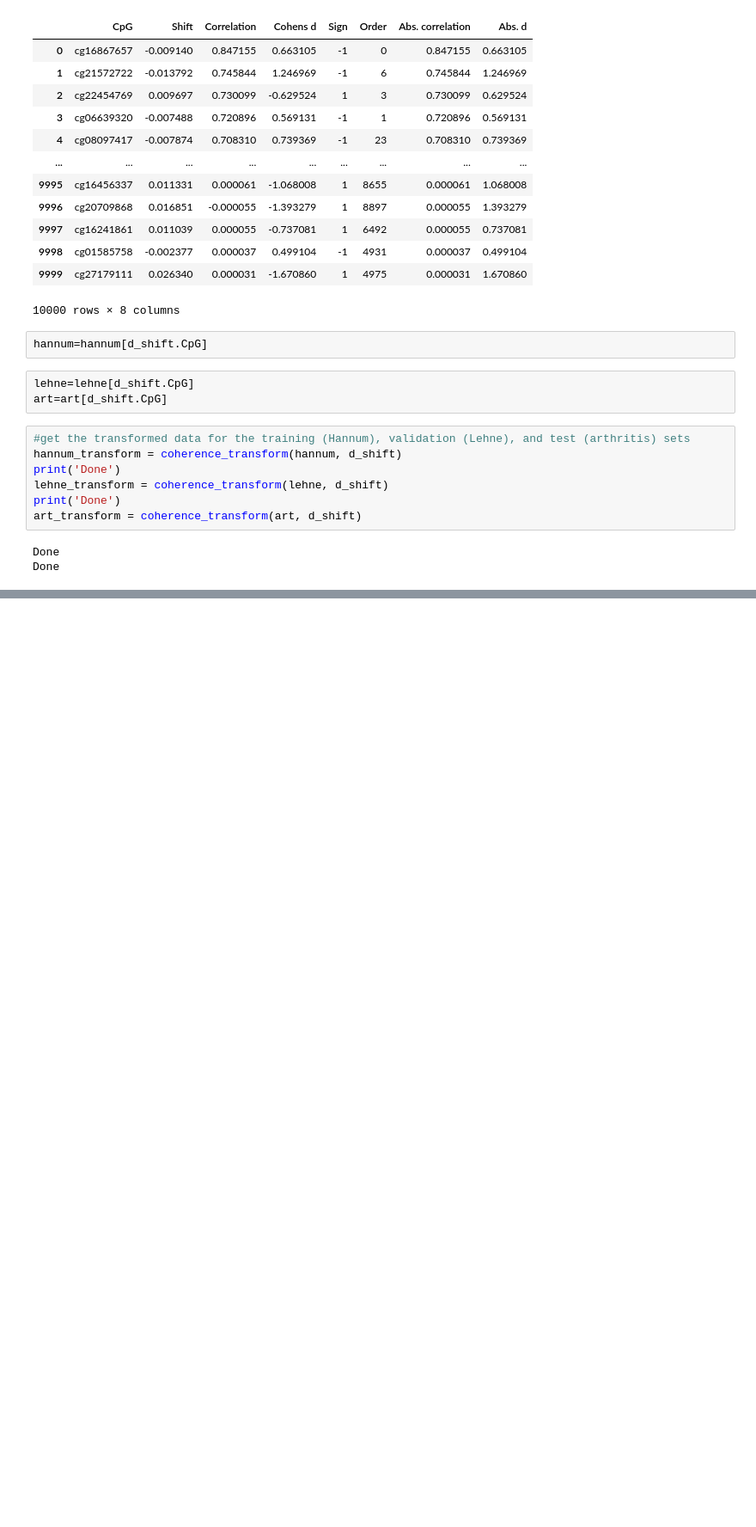
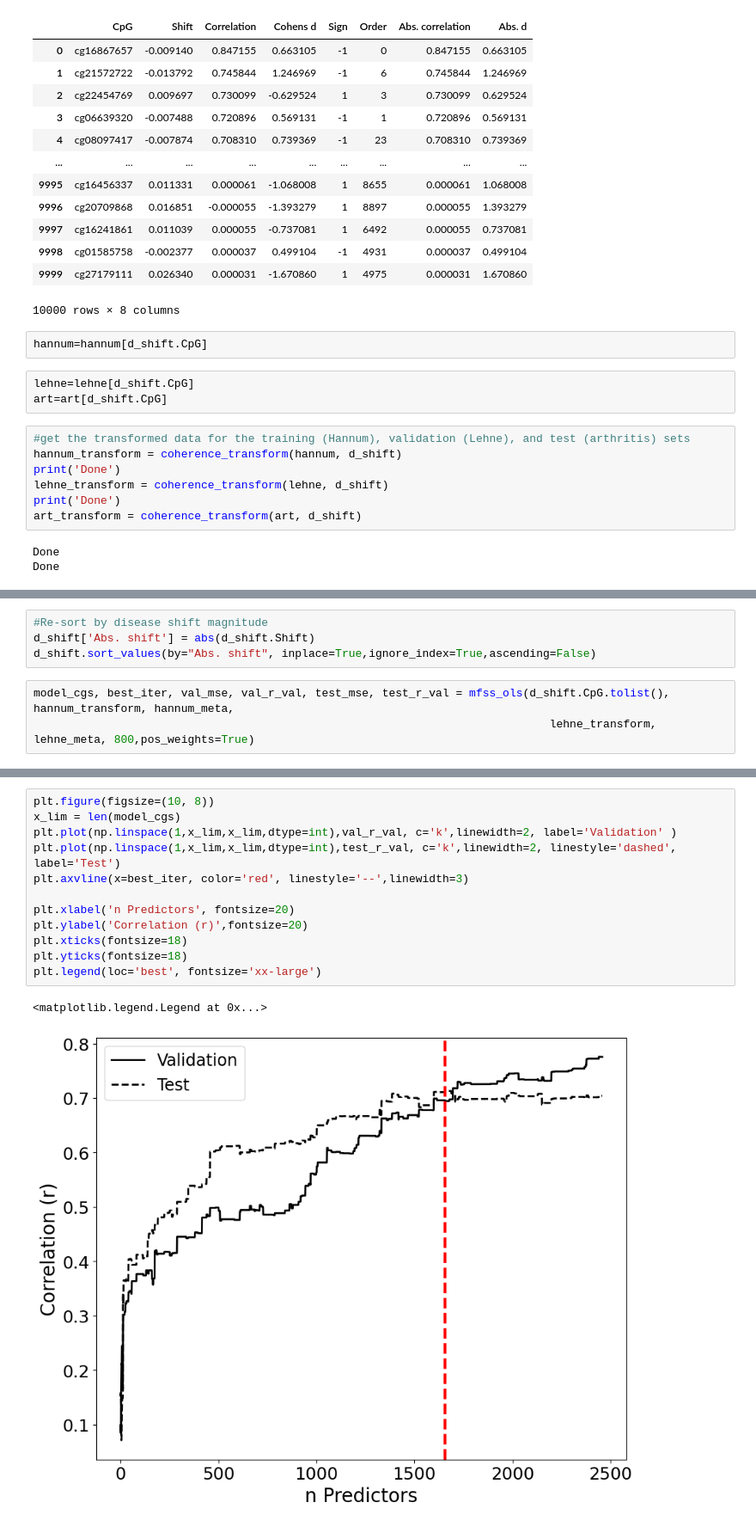
Before and after one commit to SkinnerCM/conboy-laboratory, a Jupyter notebook: dnam-clocks/mFSS-clock/notebooks/Generate figures/Generate Figure 4.ipynb, the cells around one changed output, grey strips where cells are left out. Shown at 86% size. Cells and saved outputs as stored; diff of their text form; blank space fills up the shorter version.

Commit message:
add arthritis shift coherence transform code

```diff
--- a/dnam-clocks/mFSS-clock/notebooks/Generate figures/Generate Figure 4.ipynb
+++ b/dnam-clocks/mFSS-clock/notebooks/Generate figures/Generate Figure 4.ipynb
@@ -124,0 +132,7 @@ best_iter
+# %%
+#Re-sort by disease shift magnitude
+d_shift['Abs. shift'] = abs(d_shift.Shift)
+d_shift.sort_values(by="Abs. shift", inplace=True,ignore_index=True,ascending=False)
+# %%
+model_cgs, best_iter, val_mse, val_r_val, test_mse, test_r_val = mfss_ols(d_shift.CpG.tolist(), hannum_transform, hannum_meta,
+                                                                             lehne_transform, lehne_meta, 800,pos_weights=True)
@@ -124,0 +157,15 @@ best_iter
+# %%
+plt.figure(figsize=(10, 8))
+x_lim = len(model_cgs)
+plt.plot(np.linspace(1,x_lim,x_lim,dtype=int),val_r_val, c='k',linewidth=2, label='Validation' )
+plt.plot(np.linspace(1,x_lim,x_lim,dtype=int),test_r_val, c='k',linewidth=2, linestyle='dashed', label='Test')
+plt.axvline(x=best_iter, color='red', linestyle='--',linewidth=3)
+
+plt.xlabel('n Predictors', fontsize=20)
+plt.ylabel('Correlation (r)',fontsize=20)
+plt.xticks(fontsize=18)
+plt.yticks(fontsize=18)
+plt.legend(loc='best', fontsize='xx-large')
+# %% [output]
+<matplotlib.legend.Legend at 0x...>
+[figure, added]
```
Also changed, not shown: parts of 6 cells of this notebook.
